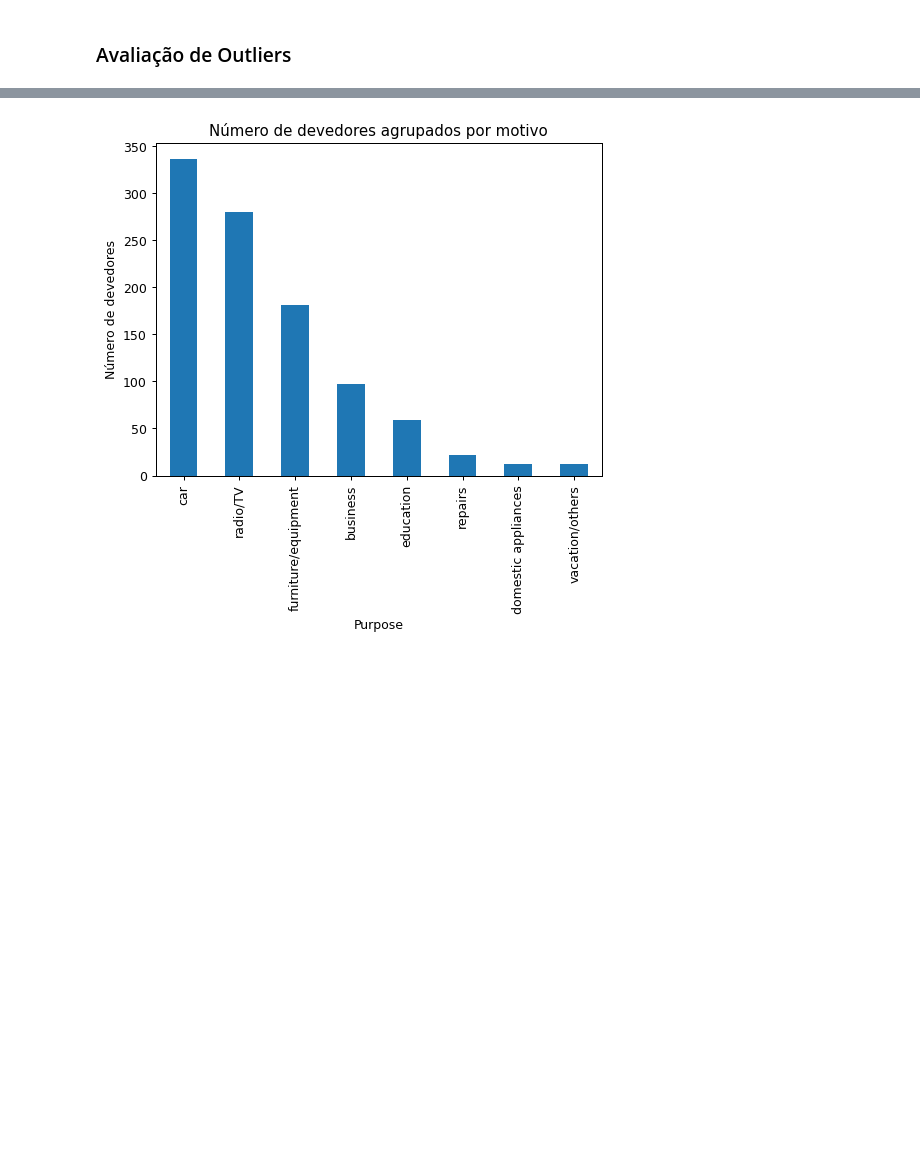
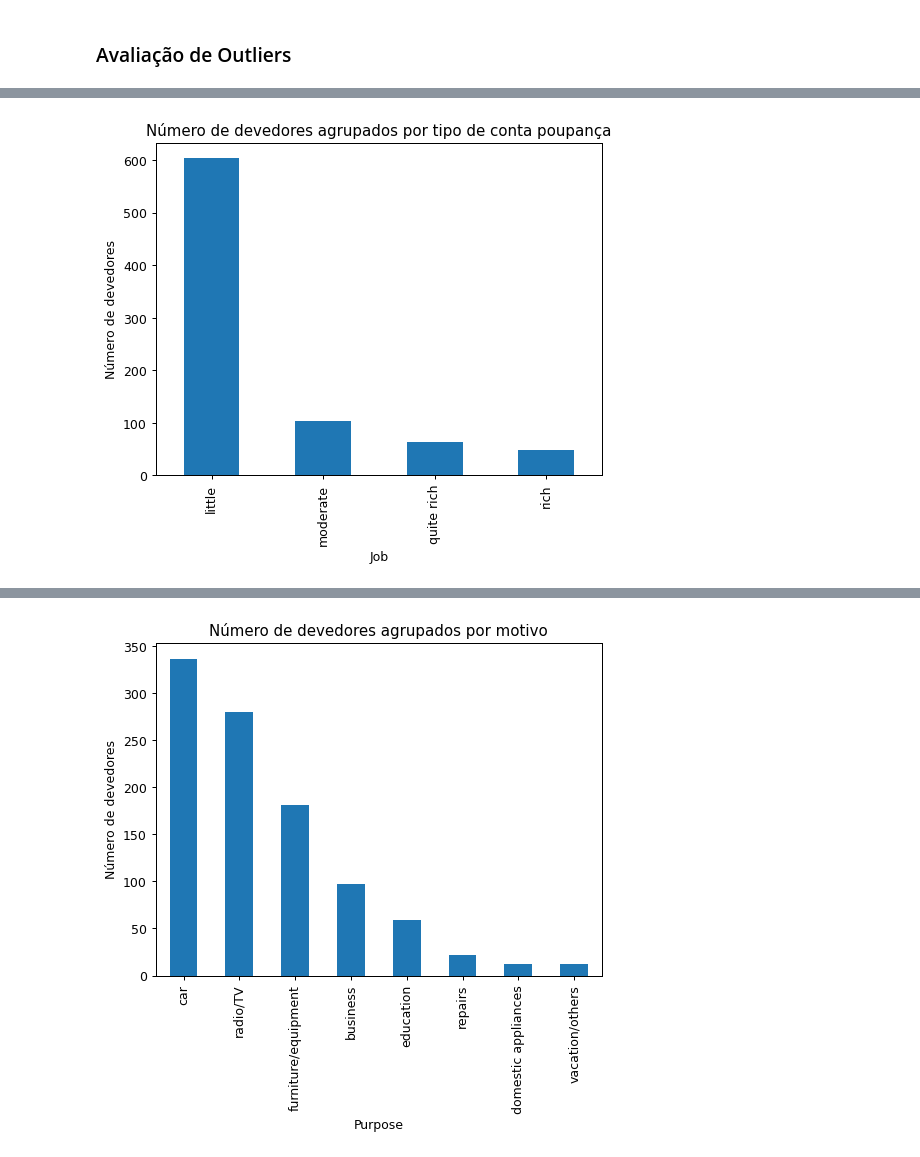
Before and after one commit to BrunoWolf03/T1-INF1038, a Jupyter notebook: src/analise/aval.ipynb, the cells around one changed output, grey strips where cells are left out. Saved outputs shown, nothing was run; the diff lists cells and outputs as text; code cells hidden in the pictures; blank space fills up the shorter version.

```diff
--- a/src/analise/aval.ipynb
+++ b/src/analise/aval.ipynb
@@ -137,0 +152,13 @@ max      75.000000     3.000000   18424.000000    72.000000
+# %%
+df_topSpecies = df['Saving accounts'].groupby(df['Saving accounts']).count().sort_values(ascending=False)
+fig = plt.figure(dpi=90)
+df_topSpecies.plot.bar()
+
+plt.title('Número de devedores agrupados por tipo de conta poupança')
+plt.xlabel('Job')
+plt.ylabel('Número de devedores')
+plt.show()
+
+#posso agregar quite rich com rich pra facilitar minha vida?
+# %% [output]
+[figure, added]
```
Also changed, not shown: parts of 6 cells of this notebook, 2 other files.
